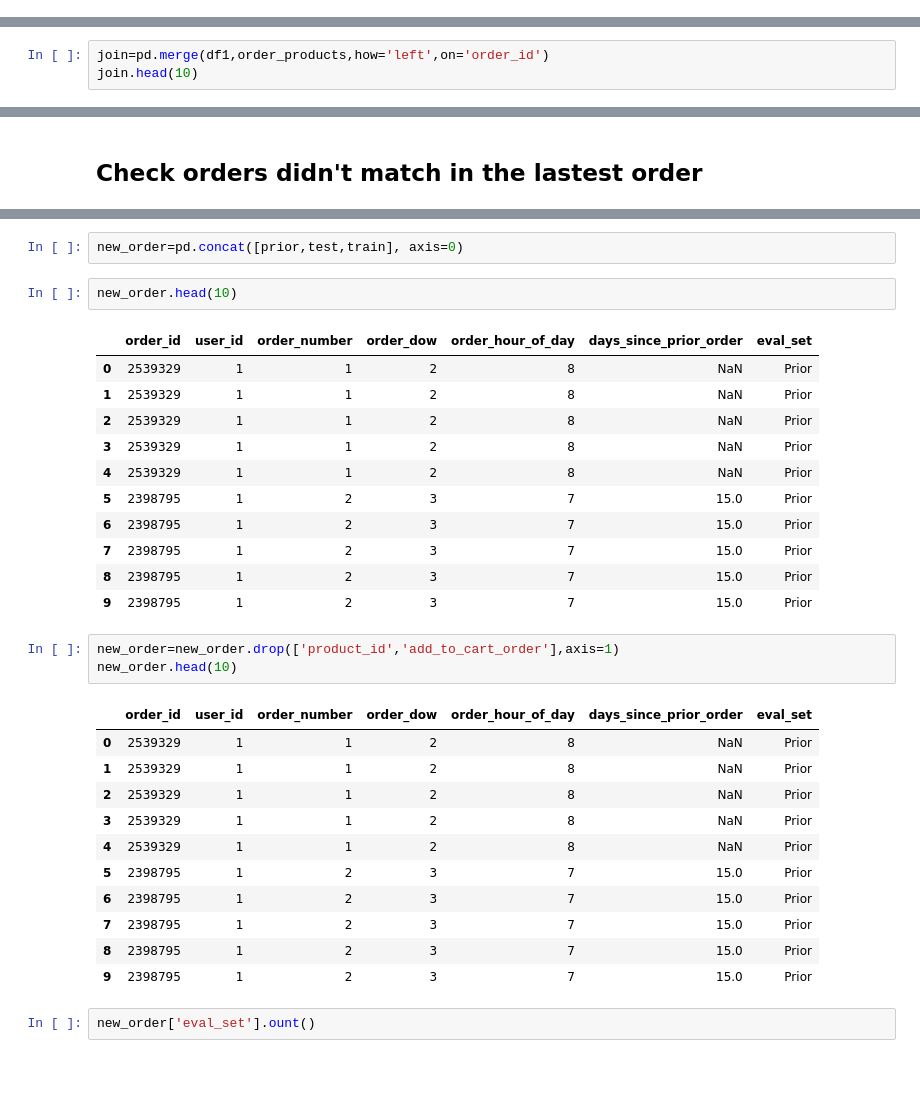
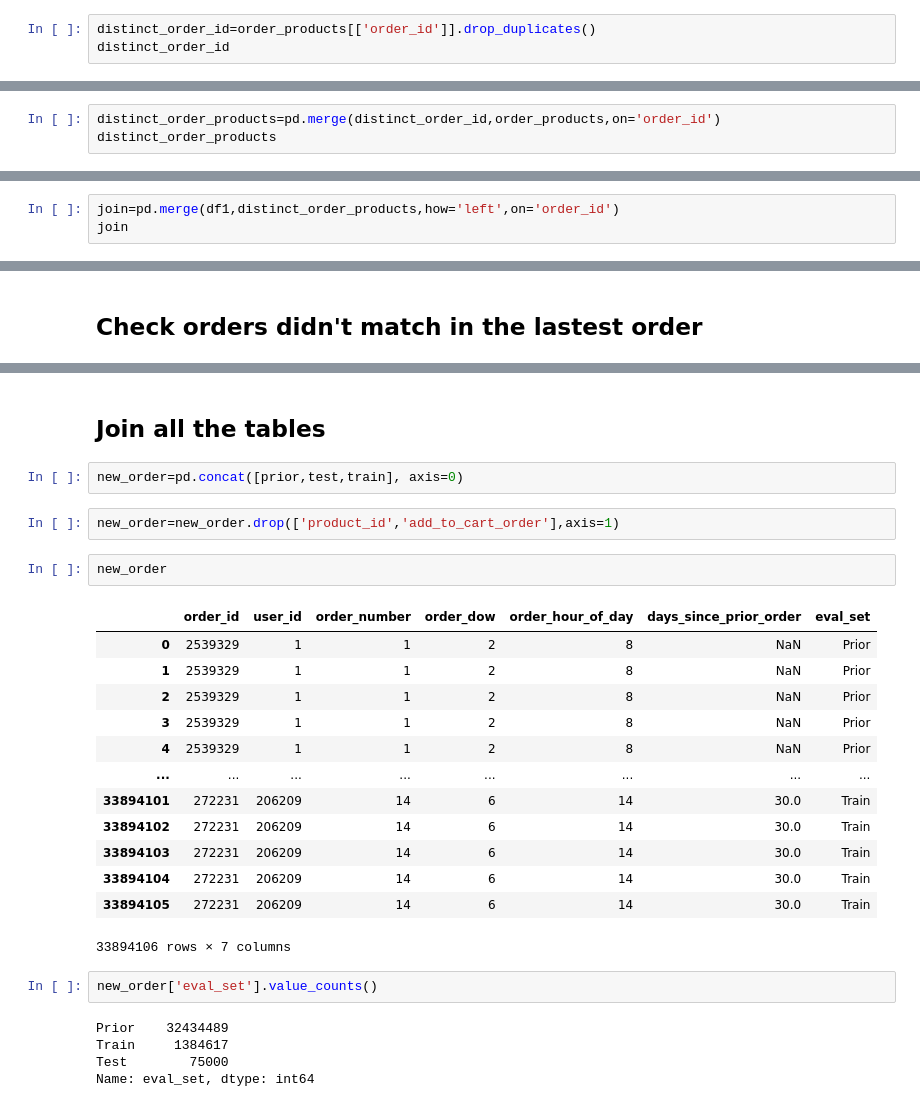
Before and after one commit to Jinglinhui/My-codes, a Jupyter notebook: test_train.ipynb, the cells around one changed output, grey strips where cells are left out. Drawn from its saved outputs; the diff is of its cells as text; blank space fills up the shorter version.

```diff
--- a/test_train.ipynb
+++ b/test_train.ipynb
@@ -80,0 +68,3 @@ df1
+# %%
+distinct_order_id=order_products[['order_id']].drop_duplicates()
+distinct_order_id
@@ -80,0 +85,3 @@ df1
+# %%
+distinct_order_products=pd.merge(distinct_order_id,order_products,on='order_id')
+distinct_order_products
@@ -81,6 +102,6 @@ df1
 # %%
-join=pd.merge(df1,order_products,how='left',on='order_id')
-join.head(10)
+join=pd.merge(df1,distinct_order_products,how='left',on='order_id')
+join
 # %% [output]
 |  | order_id | user_id | order_number | order_dow | order_hour_of_day | days_since_prior_order | eval_set | ... |
 | 0 | 2539329 | 1 | 1 | 2 | 8 | NaN | Prior | ... |
@@ -187,33 +154,29 @@ test
+# %% [markdown]
+## Join all the tables
 # %%
 new_order=pd.concat([prior,test,train], axis=0)
+# %%
+new_order=new_order.drop(['product_id','add_to_cart_order'],axis=1)
 # %%
-new_order.head(10)
+new_order
 # %% [output]
 |  | order_id | user_id | order_number | order_dow | order_hour_of_day | days_since_prior_order | eval_set |
 | 0 | 2539329 | 1 | 1 | 2 | 8 | NaN | Prior |
 | 1 | 2539329 | 1 | 1 | 2 | 8 | NaN | Prior |
 | 2 | 2539329 | 1 | 1 | 2 | 8 | NaN | Prior |
 | 3 | 2539329 | 1 | 1 | 2 | 8 | NaN | Prior |
 | 4 | 2539329 | 1 | 1 | 2 | 8 | NaN | Prior |
-| 5 | 2398795 | 1 | 2 | 3 | 7 | 15.0 | Prior |
-| 6 | 2398795 | 1 | 2 | 3 | 7 | 15.0 | Prior |
-| 7 | 2398795 | 1 | 2 | 3 | 7 | 15.0 | Prior |
-| 8 | 2398795 | 1 | 2 | 3 | 7 | 15.0 | Prior |
-| 9 | 2398795 | 1 | 2 | 3 | 7 | 15.0 | Prior |
+| ... | ... | ... | ... | ... | ... | ... | ... |
+| 33894101 | 272231 | 206209 | 14 | 6 | 14 | 30.0 | Train |
+| 33894102 | 272231 | 206209 | 14 | 6 | 14 | 30.0 | Train |
+| 33894103 | 272231 | 206209 | 14 | 6 | 14 | 30.0 | Train |
+| 33894104 | 272231 | 206209 | 14 | 6 | 14 | 30.0 | Train |
+| 33894105 | 272231 | 206209 | 14 | 6 | 14 | 30.0 | Train |
+33894106 rows × 7 columns
-# %%
-new_order=new_order.drop(['product_id','add_to_cart_order'],axis=1)
-new_order.head(10)
-# %% [output]
-|  | order_id | user_id | order_number | order_dow | order_hour_of_day | days_since_prior_order | eval_set |
-| 0 | 2539329 | 1 | 1 | 2 | 8 | NaN | Prior |
-| 1 | 2539329 | 1 | 1 | 2 | 8 | NaN | Prior |
-| 2 | 2539329 | 1 | 1 | 2 | 8 | NaN | Prior |
-| 3 | 2539329 | 1 | 1 | 2 | 8 | NaN | Prior |
-| 4 | 2539329 | 1 | 1 | 2 | 8 | NaN | Prior |
-| 5 | 2398795 | 1 | 2 | 3 | 7 | 15.0 | Prior |
-| 6 | 2398795 | 1 | 2 | 3 | 7 | 15.0 | Prior |
-| 7 | 2398795 | 1 | 2 | 3 | 7 | 15.0 | Prior |
-| 8 | 2398795 | 1 | 2 | 3 | 7 | 15.0 | Prior |
-| 9 | 2398795 | 1 | 2 | 3 | 7 | 15.0 | Prior |
 # %%
-new_order['eval_set'].ount()
+new_order['eval_set'].value_counts()
+# %% [output]
+Prior    32434489
+Train     1384617
+Test        75000
+Name: eval_set, dtype: int64
```
Also changed, not shown: parts of 13 cells of this notebook.
